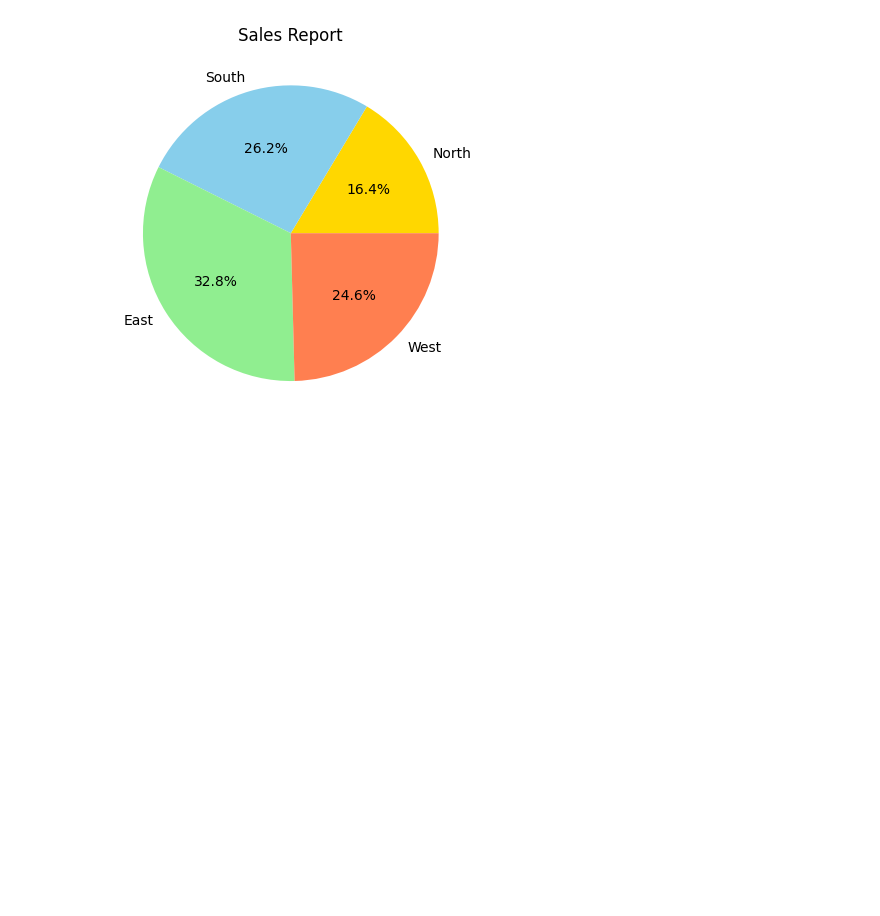
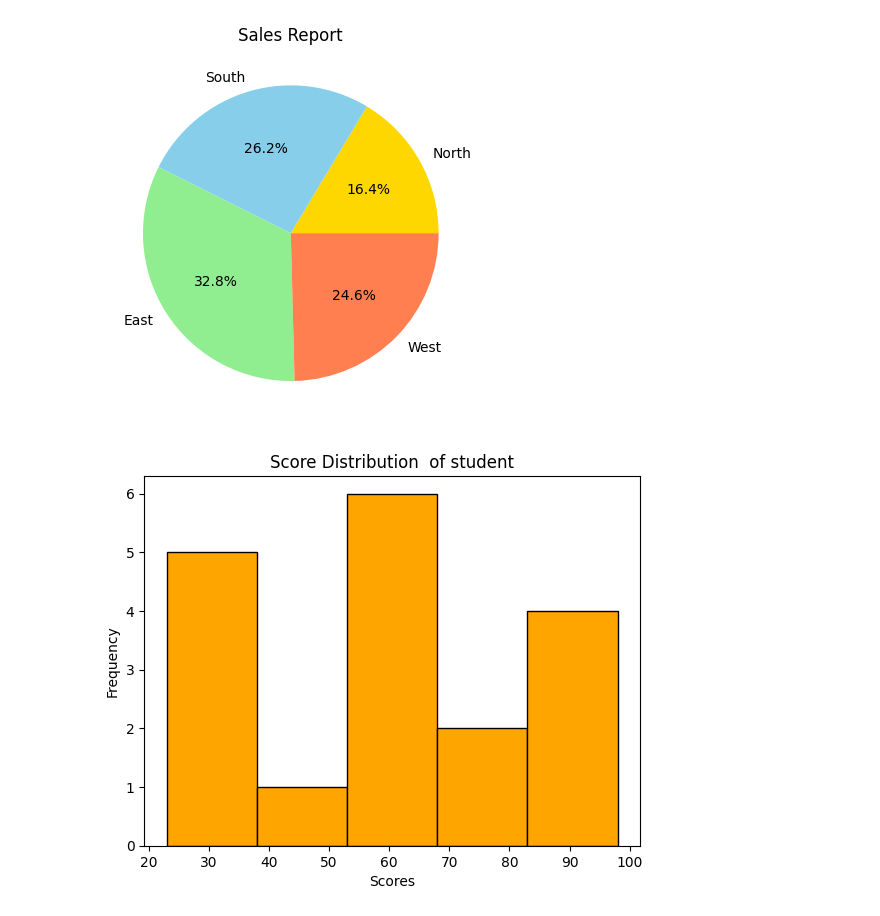
Before and after one commit to kumarpraveengmail/kumarpraveengmail, a Jupyter notebook: Matplotlib.ipynb, the cells around one changed output. Saved outputs shown, nothing was run; the diff lists cells and outputs as text; code cells hidden in the pictures; blank space fills up the shorter version.

```diff
--- a/Matplotlib.ipynb
+++ b/Matplotlib.ipynb
@@ -113,3 +113,15 @@ plt.title('Sales Report')
 plt.show()
 # %% [output]
 [figure]
+# %%
+#plt.hist(data,bins=number,color='color name',edgecolor='black')
+import matplotlib.pyplot as plt
+scores=[34,54,23,54,33,78,45,76,98,34,65,54,23,67,89,90,96,56]
+
+plt.hist(scores,bins=5,color='orange',edgecolor='black')
+plt.xlabel('Scores')
+plt.ylabel('Frequency')
+plt.title('Score Distribution  of student')
+plt.show()
+# %% [output]
+[figure, added]
```
Also changed, not shown: parts of 7 cells of this notebook.
